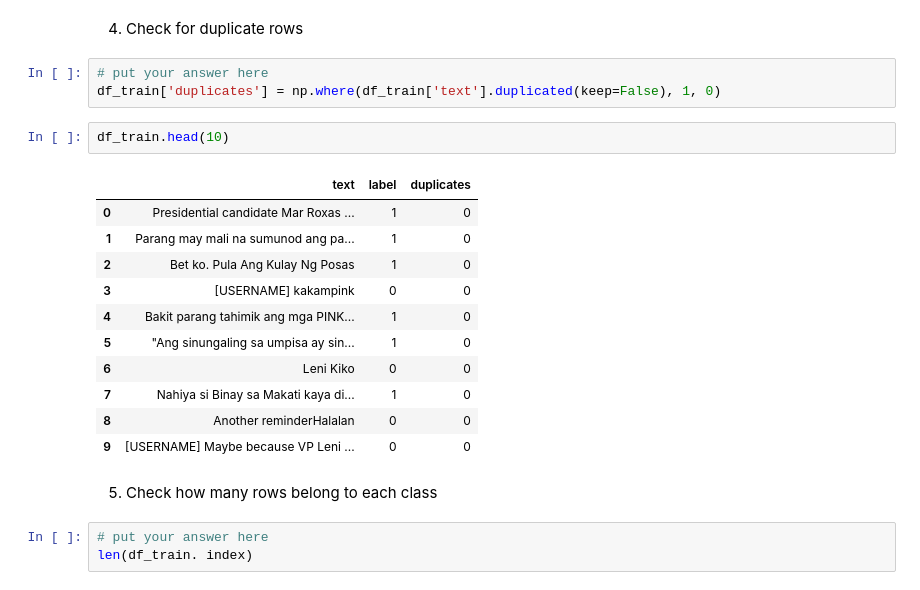
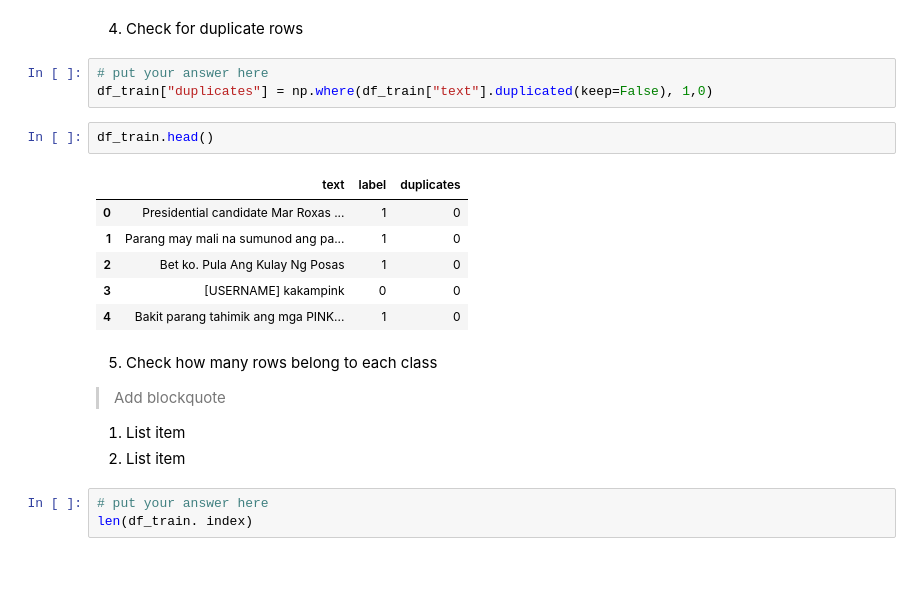
Before and after one commit to dhan-t/CCMACLRL_EXERCISES_COM222ML, a Jupyter notebook: Exercise7.ipynb, the cells around one changed output. Cells and saved outputs as stored; diff of their text form.

```diff
--- a/Exercise7.ipynb
+++ b/Exercise7.ipynb
@@ -128,23 +116,24 @@ dtype: int64
 4. Check for duplicate rows
 # %%
 # put your answer here
-df_train['duplicates'] = np.where(df_train['text'].duplicated(keep=False), 1, 0)
+df_train["duplicates"] = np.where(df_train["text"].duplicated(keep=False), 1,0)
 # %%
-df_train.head(10)
+df_train.head()
 # %% [output]
 |  | text | label | duplicates |
 | 0 | Presidential candidate Mar Roxas ... | 1 | 0 |
 | 1 | Parang may mali na sumunod ang pa... | 1 | 0 |
 | 2 | Bet ko. Pula Ang Kulay Ng Posas | 1 | 0 |
 | 3 | [USERNAME] kakampink | 0 | 0 |
 | 4 | Bakit parang tahimik ang mga PINK... | 1 | 0 |
-| 5 | "Ang sinungaling sa umpisa ay sin... | 1 | 0 |
-| 6 | Leni Kiko | 0 | 0 |
-| 7 | Nahiya si Binay sa Makati kaya di... | 1 | 0 |
-| 8 | Another reminderHalalan | 0 | 0 |
-| 9 | [USERNAME] Maybe because VP Leni ... | 0 | 0 |
 # %% [markdown]
 5. Check how many rows belong to each class
+
+> Add blockquote
+
+
+1.   List item
+2.   List item
 # %%
 # put your answer here
 len(df_train. index)
```
Also changed, not shown: parts of 50 cells of this notebook.
